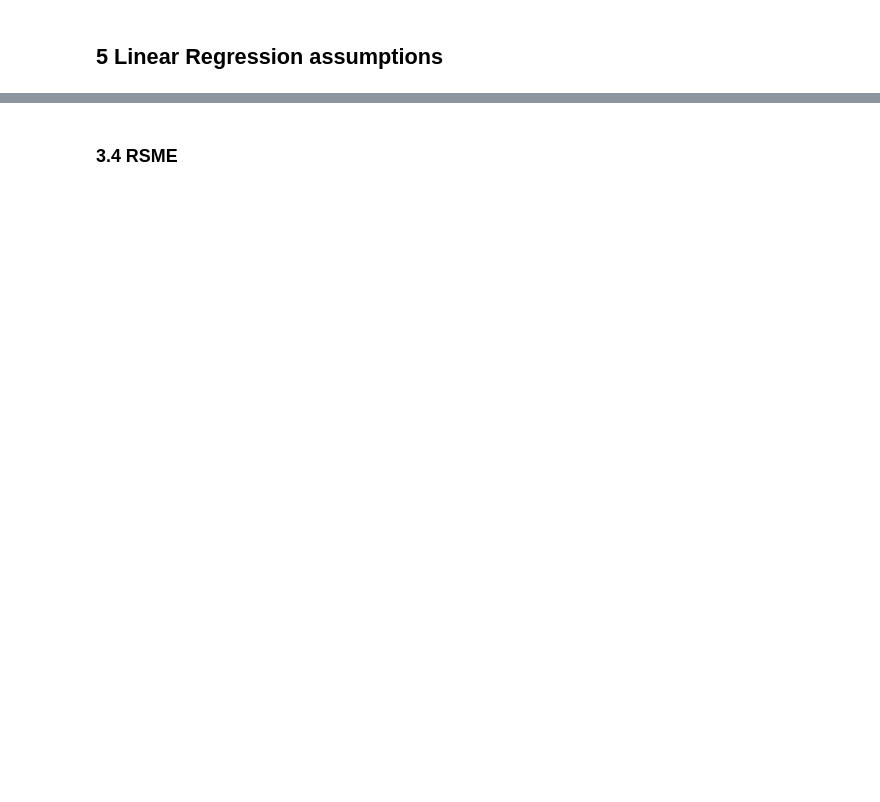
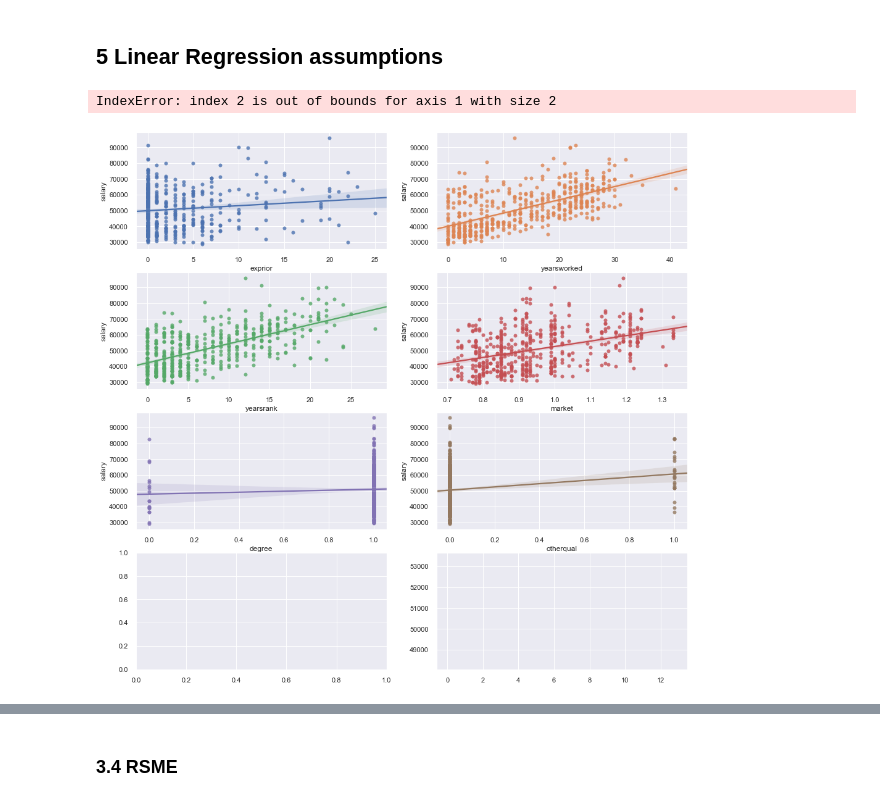
Before and after one commit to Faithie30/Multiple-Linear-Regression, a Jupyter notebook: multi/Untitled.ipynb, the cells around one changed output, grey strips where cells are left out. Saved outputs shown, nothing was run; the diff lists cells and outputs as text; code cells hidden in the pictures; blank space fills up the shorter version.

```diff
--- a/multi/Untitled.ipynb
+++ b/multi/Untitled.ipynb
@@ -171,3 +194,21 @@ sns.pairplot(X_train)
+# %%
+# 1. Linear relationship
+
+sns.set()
+# sns.set(style = 'whitegrid')
+fig, axes = plt.subplots(4,2, figsize=(16,16))
+
+sns.regplot(x=salaries['exprior'], y=salaries['salary'], ax= axes[0,0])
+sns.regplot(x=salaries['yearsworked'], y=salaries['salary'],ax= axes[0,1]);
+sns.regplot(x=salaries['yearsrank'], y=salaries['salary'], ax= axes[1,0])
+sns.regplot(x=salaries['market'], y=salaries['salary'],ax= axes[1,1]);
+sns.regplot(x=salaries['degree'], y=salaries['salary'], ax= axes[2,0])
+sns.regplot(x=salaries['otherqual'], y=salaries['salary'],ax= axes[2,1]);
+sns.regplot(x=salaries['male'], y=salaries['salary'], ax= axes[2,2])
+sns.regplot(x=salaries['Filed'], y=salaries['salary'],ax= axes[3,2]);
+# %% [output]
+IndexError: index 2 is out of bounds for axis 1 with size 2
+[figure, added]
 # %%
 # 2. Multivariate normality
 # %%
```
Also changed, not shown: parts of 18 cells of this notebook.
